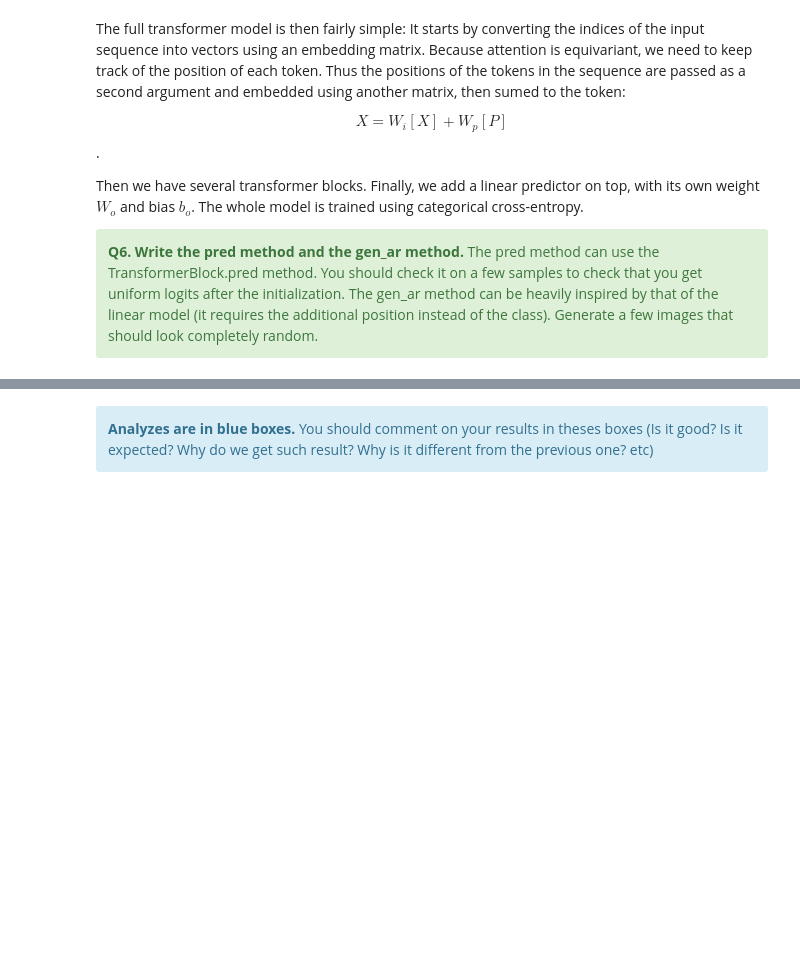
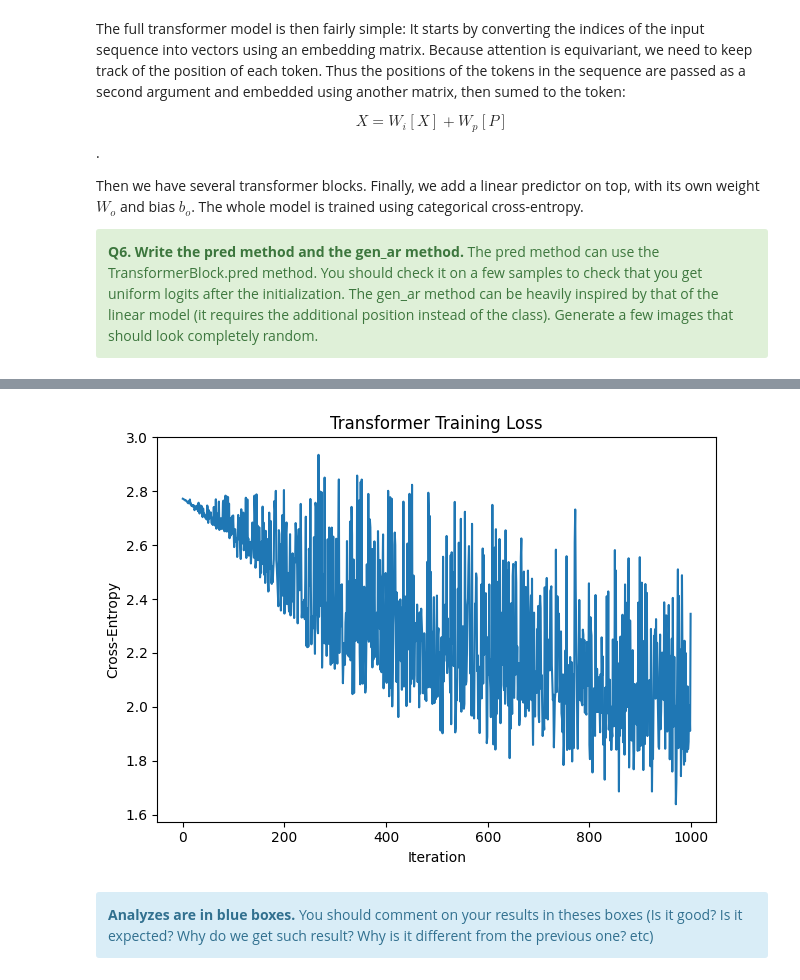
Before and after one commit to AdambHatim/TP4_ML, a Jupyter notebook: TP_AR_prediction.ipynb, the cells around one changed output, grey strips where cells are left out. Cells and saved outputs as stored; diff of their text form; code cells hidden in the pictures; blank space fills up the shorter version.

```diff
--- a/TP_AR_prediction.ipynb
+++ b/TP_AR_prediction.ipynb
@@ -590,30 +634,30 @@ tr = Transformer(input_dim=n_clusters, hidden_dim=64, n_layers=4, k=k, n=256)
 # %%
-# Configuration
-input_dim = 16         # number of clusters (from KMeans)
-hidden_dim = 64        # embedding dimension
-n_layers = 2           # number of transformer blocks
-k = 5                  # context window size
-n = 256                # sequence length (fixed to 256 for image patches)
-n_iter = 1000
+
+# --- Hyperparameters ---
+input_dim = 16         # number of clusters (vocab size)
+hidden_dim = 64        # transformer hidden dimension
+n_layers = 4           # number of transformer blocks
+k = 64              # context window size
+n = 256                # max position (sequence length)
+n_iter = 1000     # number of SGD iterations
 batch_size = 256
 learning_rate = 0.01
 
-# Initialize transformer model
-transformer = Transformer(input_dim=input_dim,
-                          hidden_dim=hidden_dim,
-                          n_layers=n_layers,
-                          k=k,
-                          n=n)
+# --- Initialize model ---
+model = Transformer(
+    input_dim=input_dim,
+    hidden_dim=hidden_dim,
+    n_layers=n_layers,
+    k=k,
+    n=n
+)
 
-# Train on the training set
-dummy_z = jnp.zeros((batch_size, 1))          # shape can be anything
-
-loss, self.params = Transformer.update(
-    self.params,
-    X_input,          # X
-    Y_target,         # y
-    dummy_z,          # z  ←  placeholder
-    P_input,          # pos
-    eta=eta
+# --- Train model ---
+losses = model.fit(
+    Xq_train,          # your quantized training data
+    y_train,           # not used in training but passed for API compatibility
+    n_iter=n_iter,
+    batch_size=batch_size,
+    eta=learning_rate
 )
 # %% [output]
@@ -621,3 +684,4 @@ TypeError: Transformer.update() missing 1 required positional argument: 'pos'
+[figure, added]
 # %% [markdown]
 <div class="alert alert-info" role="alert"><b>Analyzes are in blue boxes.</b> You should comment on your results in theses boxes (Is it good? Is it expected? Why do we get such result? Why is it different from the previous one? etc)
 </div>
```
Also changed, not shown: parts of 10 cells of this notebook.
